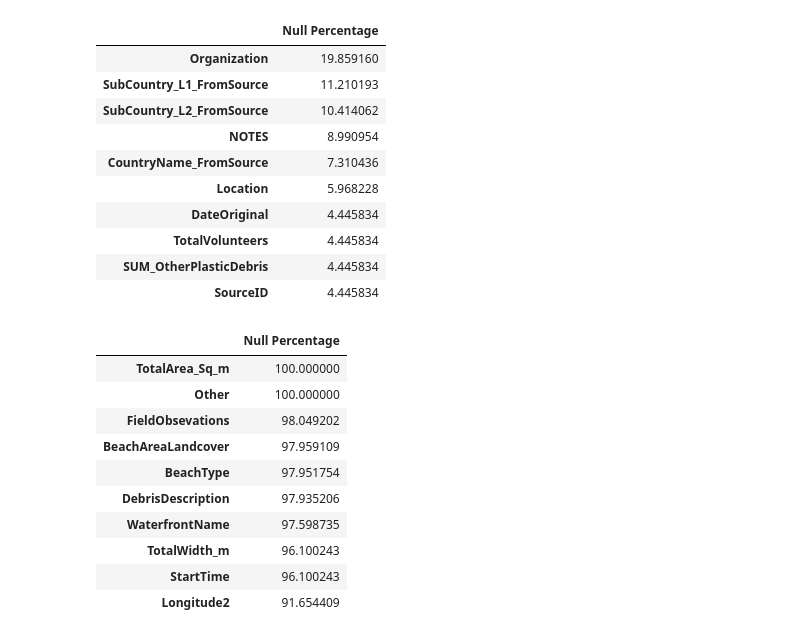
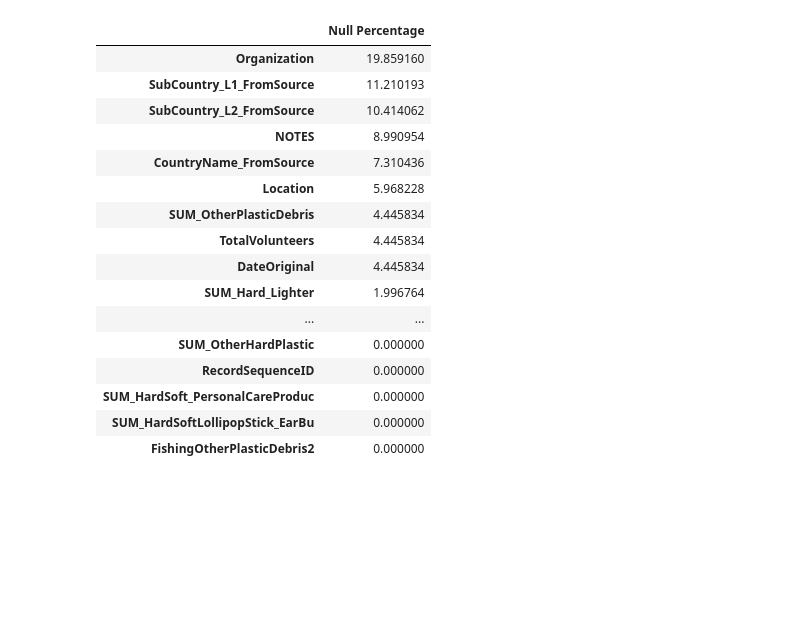
Before and after one commit to santiagopereda/python-dash-app, a Jupyter notebook: notebooks/1.0-sp-data-exploration.ipynb, the cells around one changed output. Drawn from its saved outputs; the diff is of its cells as text; code cells hidden in the pictures; blank space fills up the shorter version.

```diff
--- a/notebooks/1.0-sp-data-exploration.ipynb
+++ b/notebooks/1.0-sp-data-exploration.ipynb
@@ -1,8 +1,13 @@
 # %%
+import re
 import pandas as pd
+pd.set_option('display.max_columns', 100)
 pd.set_option('display.max_rows', 100)
-pd.set_option('display.max_columns', 500)
-pd.set_option('display.width', 20)
+import geocoder
+import geopy
+from geopy.geocoders import Nominatim
+from geopy.exc import GeocoderTimedOut
+import pycountry
 # %%
 def column_data_type(df: pd.DataFrame) -> pd.DataFrame:
     """
@@ -86,3 +302,0 @@ Index(['X', 'Y',
-# %%
-drop_list = ['TotalArea_Sq_m', 'Other', 'FieldObsevations', 'BeachAreaLandcover', 'BeachType', 'DebrisDescription', \
- 'WaterfrontName', 'TotalWidth_m', 'StartTime', 'Longitude2', 'ShorelineName', 'Latitude2']
@@ -89,32 +324,23 @@ drop_list = ['TotalArea_Sq_m', 'Other', 'FieldObsevations', 'BeachAreaLandcover'
 # %%
-edc = df.drop(drop_list, axis=1)
+df = df.drop(drop_list, axis=1)
 # %%
-null_df = get_null_percentage(edc)
-null_df.sort_values(by='Null Percentage',ascending=False).head(10)
+null_df = get_null_percentage(df)
+null_df.sort_values(by='Null Percentage',ascending=False)
 # %% [output]
 |  | Null Percentage |
 | Organization | 19.859160 |
 | SubCountry_L1_FromSource | 11.210193 |
 | SubCountry_L2_FromSource | 10.414062 |
 | NOTES | 8.990954 |
 | CountryName_FromSource | 7.310436 |
 | Location | 5.968228 |
+| SUM_OtherPlasticDebris | 4.445834 |
+| TotalVolunteers | 4.445834 |
 | DateOriginal | 4.445834 |
-| TotalVolunteers | 4.445834 |
-| SUM_OtherPlasticDebris | 4.445834 |
-| SourceID | 4.445834 |
+| SUM_Hard_Lighter | 1.996764 |
+| ... | ... |
+| SUM_OtherHardPlastic | 0.000000 |
+| RecordSequenceID | 0.000000 |
+| SUM_HardSoft_PersonalCareProduc | 0.000000 |
+| SUM_HardSoftLollipopStick_EarBu | 0.000000 |
+| FishingOtherPlasticDebris2 | 0.000000 |
-# %%
-null_df = get_null_percentage(df)
-null_df.sort_values(by='Null Percentage',ascending=False).head(10)
-# %% [output]
-|  | Null Percentage |
-| TotalArea_Sq_m | 100.000000 |
-| Other | 100.000000 |
-| FieldObsevations | 98.049202 |
-| BeachAreaLandcover | 97.959109 |
-| BeachType | 97.951754 |
-| DebrisDescription | 97.935206 |
-| WaterfrontName | 97.598735 |
-| TotalWidth_m | 96.100243 |
-| StartTime | 96.100243 |
-| Longitude2 | 91.654409 |
```
Also changed, not shown: parts of 27 cells of this notebook, 13 other files.
